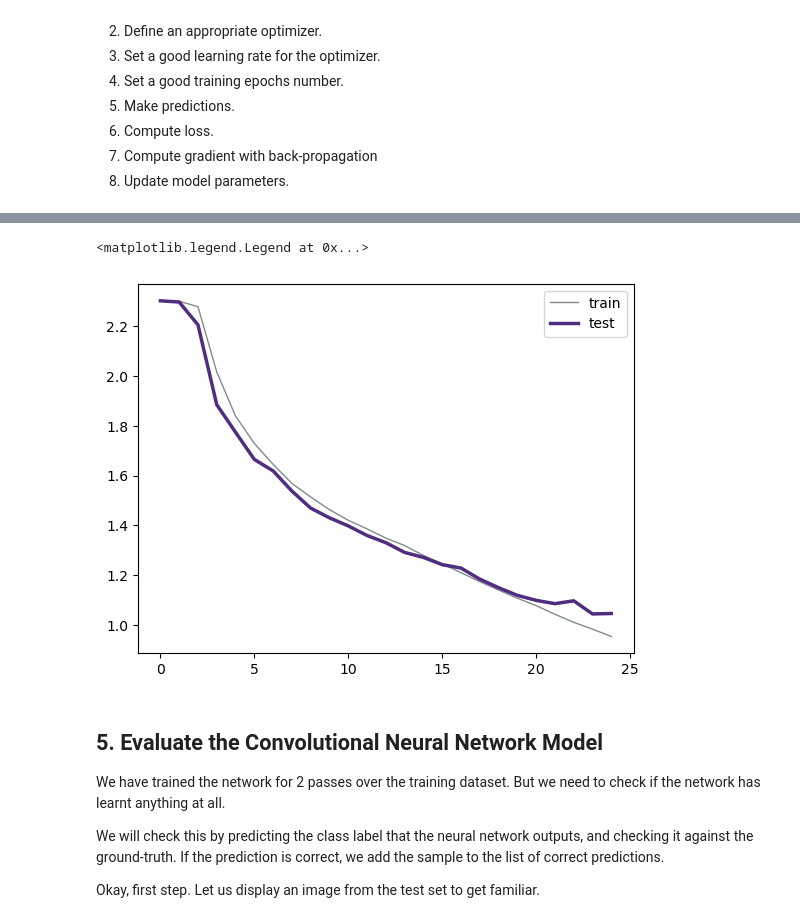
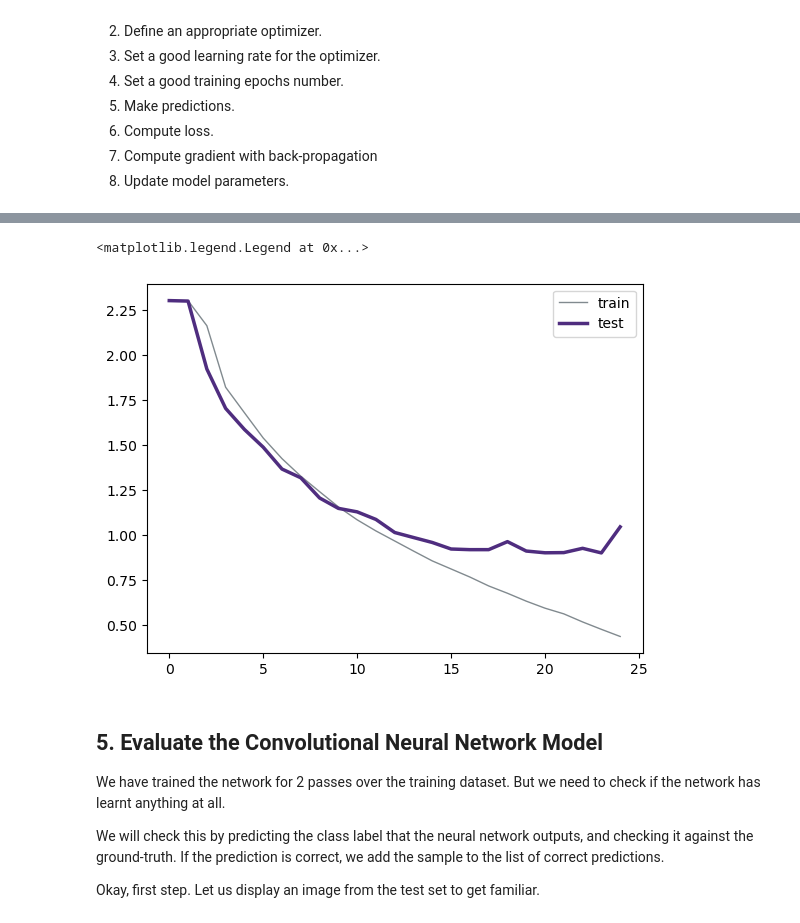
Before and after one commit to linzhangUCA/3321tpl-convnet, a Jupyter notebook: convnet.ipynb, the cells around one changed output, grey strips where cells are left out. Saved outputs shown, nothing was run; the diff lists cells and outputs as text; code cells hidden in the pictures.

```diff
--- a/convnet.ipynb
+++ b/convnet.ipynb
@@ -95,18 +95,22 @@ class ConvNet(nn.Module):
         super().__init__()
         ### START CODE HERE ### (≈ 2 lines of code)
         self.conv1 = nn.Conv2d(in_channels=3, out_channels=32, kernel_size=5, stride=2)  # (in - k + 2*p) / s + 1
-        self.conv2 = nn.Conv2d(in_channels=32, out_channels=64, kernel_size=5, stride=2)
-        self.conv3 = nn.Conv2d(in_channels=64, out_channels=64, kernel_size=3)
-        self.fc1 = nn.Linear(64 * 3 * 3, 128)  # 128 channels * 5 horizontal features * 5 vertical features
-        self.fc2 = nn.Linear(128, 64)
+        self.conv2 = nn.Conv2d(in_channels=32, out_channels=64, kernel_size=5)
+        self.conv3 = nn.Conv2d(in_channels=64, out_channels=128, kernel_size=3)
+        self.conv4 = nn.Conv2d(in_channels=128, out_channels=128, kernel_size=3)
+        self.conv5 = nn.Conv2d(in_channels=128, out_channels=64, kernel_size=3)
+        self.fc1 = nn.Linear(64 * 4 * 4, 64)  # 64 channels * 4 horizontal features * 4 vertical features
+        self.fc2 = nn.Linear(64, 64)
         self.fc3 = nn.Linear(64, 10)
         ### END CODE HERE ###
 
     def forward(self, x):
         x = F.relu(self.conv1(x))  # (32 - 5) / 2 + 1 = 14.5
-        x = F.relu(self.conv2(x))  # (14 - 5) / 2 + 1 = 5.5
-        x = F.relu(self.conv3(x))  # (5 - 3) + 1 = 3
-        x = x.view(-1, 64 * 3 * 3) # flatten all dimensions except batch
+        x = F.relu(self.conv2(x))  # (14 - 5) + 1 = 10
+        x = F.relu(self.conv3(x))  # (10 - 3) + 1 = 8
+        x = F.relu(self.conv4(x))  # (8 - 3) + 1 = 6
+        x = F.relu(self.conv5(x))  # (6 - 3) + 1 = 4
+        x = x.view(-1, 64 * 4 * 4) # flatten all dimensions except batch
         x = F.relu(self.fc1(x))
         x = F.relu(self.fc2(x))
         x = self.fc3(x)
@@ -158,7 +164,7 @@ losses_test = []
 ### START CODE HERE ### (≈ 4 lines of code)
 # Hyper-parameter setting
 loss_fn = nn.CrossEntropyLoss()
-learning_rate = 0.001
+learning_rate = 0.003
 optimizer = optim.SGD(model.parameters(), lr=learning_rate, momentum=0.9)
 num_epochs = 25
 ### END CODE HERE ###
@@ -223,7 +229,7 @@ Averaged test loss: 1.0463424936221664
 
 Finished Training
 <matplotlib.legend.Legend at 0x...>
-[figure, old version]
+[figure, new version]
 # %% [markdown]
 ## 5. Evaluate the Convolutional Neural Network Model
 
```
Also changed, not shown: parts of 4 cells of this notebook.
